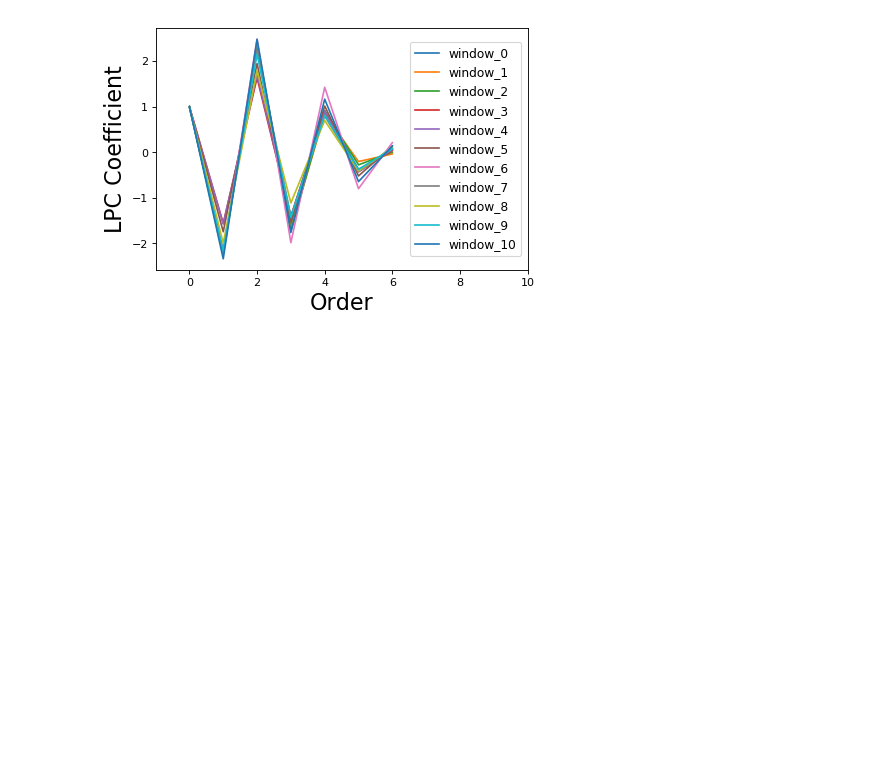
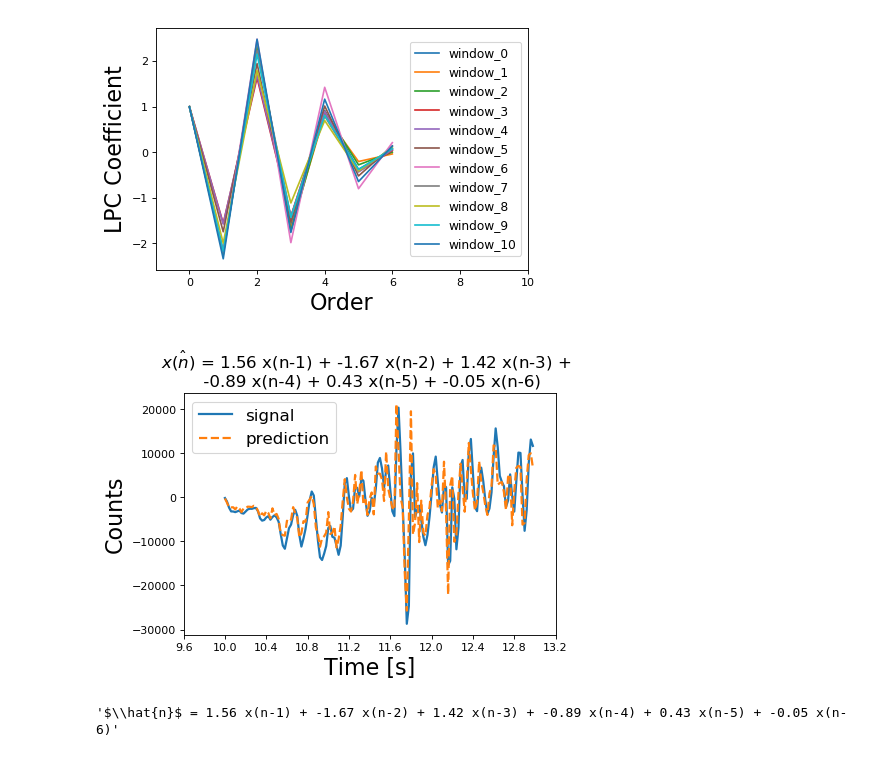
Before and after one commit to llayer/StromboliWF, a Jupyter notebook: parametrization.ipynb, the cells around one changed output. Saved outputs shown, nothing was run; the diff lists cells and outputs as text; code cells hidden in the pictures; blank space fills up the shorter version.

```diff
--- a/parametrization.ipynb
+++ b/parametrization.ipynb
@@ -6,7 +7,7 @@ import matplotlib.pyplot as plt
 from obspy import read
 # %%
-in_path = "/eos/user/l/llayer/2019/"
-#in_path = "/home/llayer/Data/ascii_30/2019/"
+# in_path = "/eos/user/l/2019/"
+in_path = "/home/llayer/Data/ascii_30/2019/"
 # %%
 import glob
 ascii_files = glob.glob(in_path + "*/*/*.ascii")
@@ -116,3 +117,42 @@ plt.xlabel('Order', fontsize=y_font_size)
 # %% [output]
 Text(0.5, 0, 'Order')
 [figure]
+# %%
+st = read(test_file)
+tr = st[0]
+tr = tr.detrend() # TODO: Check if necessary
+data = tr.data
+# %%
+import scipy
+
+sps = 50
+start = 10
+stop = 13
+data_window = data[sps*start:sps*stop]
+
+a = librosa.lpc(data_window, 6)
+y_hat = scipy.signal.lfilter([0] + -1*a[1:], [1], data_window)
+plt.figure(figsize=(6,4), dpi=80)
+y_font_size = 20
+plt.plot(data_window, linewidth=2)
+plt.plot(y_hat, linestyle='--', linewidth=2)
+plt.legend(['signal', 'prediction'], fontsize=15)
+plt.ylabel('Counts', fontsize=y_font_size)
+plt.xlabel('Time [s]', fontsize=y_font_size)
+locs, labels = plt.xticks()
+secs = [str(l/50 + start) for l in locs ]
+plt.xticks(locs, secs)
+formula = r'$\hat{x}(n)$ = '
+for i, ceff in enumerate(-1*a[1:]):
+    formula += str(ceff.round(2)) + ' x(n-' + str(i+1) +') + '
+    if i == 2:
+        formula += ' \n '
+formula = formula[:-3]
+plt.title(formula, fontsize=15)
+plt.show()
+# %% [output]
+[figure, added]
+# %%
+formula
+# %% [output]
+'$\\hat{n}$ = 1.56 x(n-1) + -1.67 x(n-2) + 1.42 x(n-3) + -0.89 x(n-4) + 0.43 x(n-5) + -0.05 x(n-6)'
```
Also changed, not shown: parts of 5 cells of this notebook.
